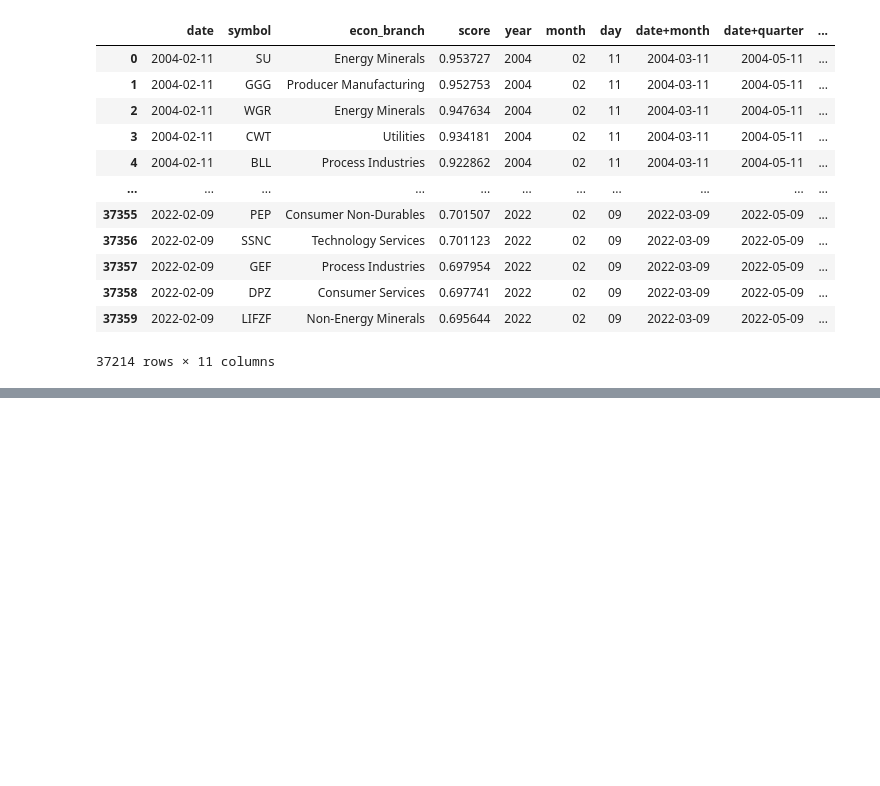
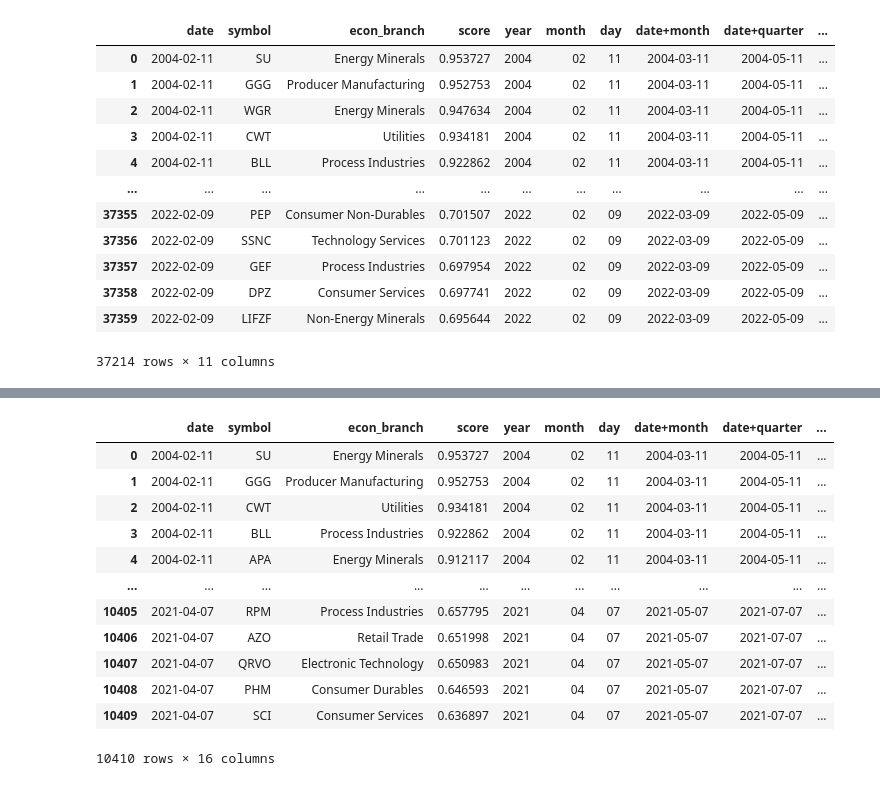
Before and after one commit to MilkSilk/ML_finance, a Jupyter notebook: data_exploration_preparation.ipynb, the cells around one changed output, grey strips where cells are left out. Saved outputs shown, nothing was run; the diff lists cells and outputs as text; code cells hidden in the pictures; blank space fills up the shorter version.

```diff
--- a/data_exploration_preparation.ipynb
+++ b/data_exploration_preparation.ipynb
@@ -606,0 +636,17 @@ for index, row in data.iterrows():
+# %%
+stock_data = pd.DataFrame(columns=["close", "symbol", "date"])
+for idx, row in stock_index.iterrows():
+    new_stock_data = yf.download(idx,
+                                 start=row[0],
+                                 end=row[1],
+                                 progress=False,
+    )
+    new_stock_data.reset_index(inplace=True)
+
+    new_stock_data = new_stock_data.rename({"Date": "date"}, axis=1)
+    new_stock_data = new_stock_data.rename({"Close": "close"}, axis=1)
+    new_stock_data["symbol"] = idx
+
+    new_stock_data = new_stock_data.loc[:, ["close", "symbol", "date"]]
+    stock_data = pd.concat([stock_data, new_stock_data])
+stock_data
@@ -606,0 +704,30 @@ for index, row in data.iterrows():
+# %%
+data_stocks = data_stocks.merge(stock_data, on=["symbol", "date"])
+
+stock_data = stock_data.rename({"date": "date+month", "close": "close_month"}, axis=1)
+data_stocks = data_stocks.merge(stock_data, on=["symbol", "date+month"])
+
+stock_data = stock_data.rename({"date+month": "date+quarter", "close_month": "close_quarter"}, axis=1)
+data_stocks = data_stocks.merge(stock_data, on=["symbol", "date+quarter"])
+
+stock_data = stock_data.rename({"date+quarter": "date+halfyear", "close_quarter": "close_halfyear"}, axis=1)
+data_stocks = data_stocks.merge(stock_data, on=["symbol", "date+halfyear"])
+
+stock_data = stock_data.rename({"date+halfyear": "date+year", "close_halfyear": "close_year"}, axis=1)
+data_stocks = data_stocks.merge(stock_data, on=["symbol", "date+year"])
+
+data_stocks
+# %% [output]
+|  | date | symbol | econ_branch | score | year | month | day | date+month | date+quarter | ... |
+| 0 | 2004-02-11 | SU | Energy Minerals | 0.953727 | 2004 | 02 | 11 | 2004-03-11 | 2004-05-11 | ... |
+| 1 | 2004-02-11 | GGG | Producer Manufacturing | 0.952753 | 2004 | 02 | 11 | 2004-03-11 | 2004-05-11 | ... |
+| 2 | 2004-02-11 | CWT | Utilities | 0.934181 | 2004 | 02 | 11 | 2004-03-11 | 2004-05-11 | ... |
+| 3 | 2004-02-11 | BLL | Process Industries | 0.922862 | 2004 | 02 | 11 | 2004-03-11 | 2004-05-11 | ... |
+| 4 | 2004-02-11 | APA | Energy Minerals | 0.912117 | 2004 | 02 | 11 | 2004-03-11 | 2004-05-11 | ... |
+| ... | ... | ... | ... | ... | ... | ... | ... | ... | ... | ... |
+| 10405 | 2021-04-07 | RPM | Process Industries | 0.657795 | 2021 | 04 | 07 | 2021-05-07 | 2021-07-07 | ... |
+| 10406 | 2021-04-07 | AZO | Retail Trade | 0.651998 | 2021 | 04 | 07 | 2021-05-07 | 2021-07-07 | ... |
+| 10407 | 2021-04-07 | QRVO | Electronic Technology | 0.650983 | 2021 | 04 | 07 | 2021-05-07 | 2021-07-07 | ... |
+| 10408 | 2021-04-07 | PHM | Consumer Durables | 0.646593 | 2021 | 04 | 07 | 2021-05-07 | 2021-07-07 | ... |
+| 10409 | 2021-04-07 | SCI | Consumer Services | 0.636897 | 2021 | 04 | 07 | 2021-05-07 | 2021-07-07 | ... |
+10410 rows × 16 columns
```
Also changed, not shown: parts of 9 cells of this notebook.
